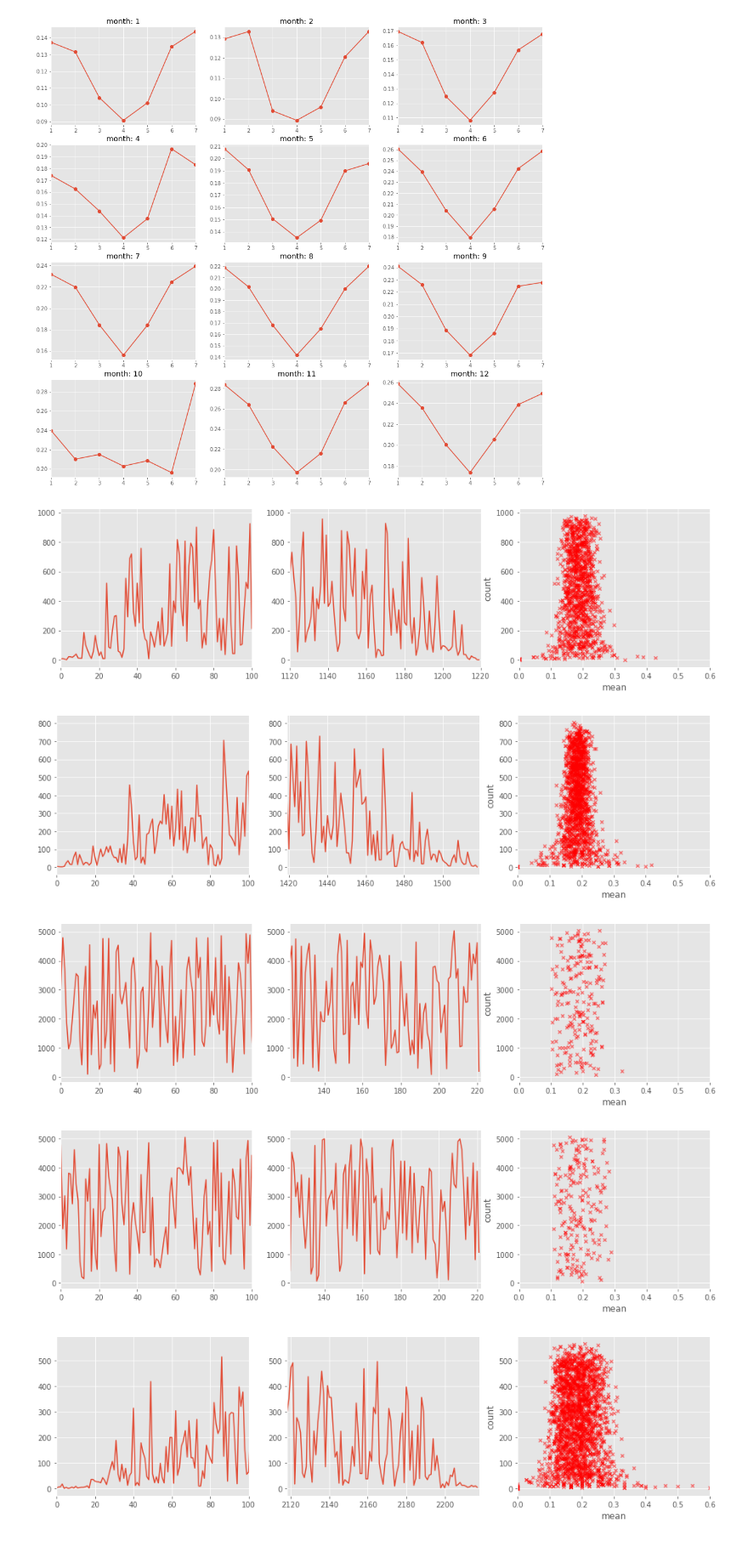
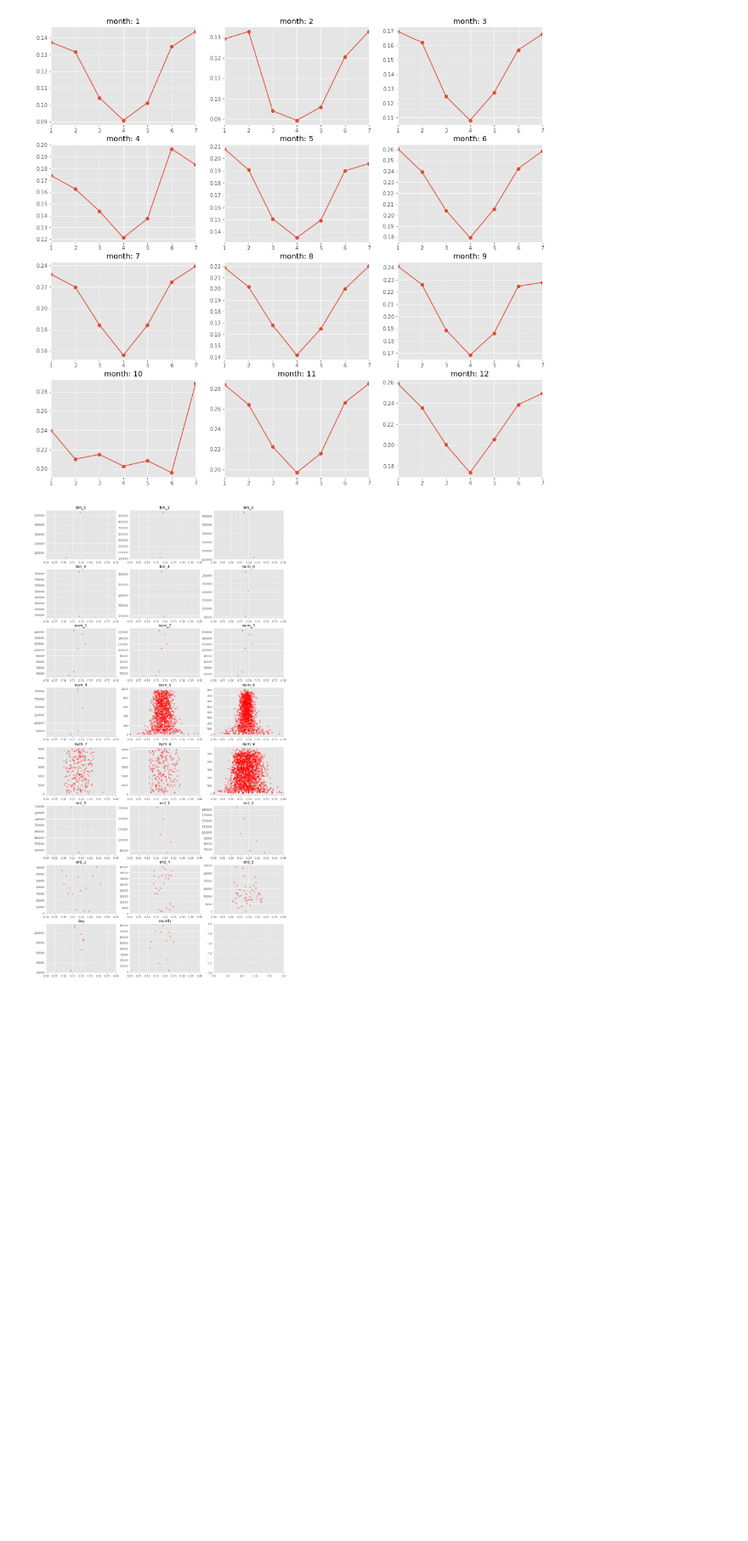
Before and after one commit to viktorsapozhok/cafeen, a Jupyter notebook: notebooks/1_eda.ipynb, the cells around one changed output. Shown at 85% size. Saved outputs shown, nothing was run; the diff lists cells and outputs as text; code cells hidden in the pictures; blank space fills up the shorter version.

```diff
--- a/notebooks/1_eda.ipynb
+++ b/notebooks/1_eda.ipynb
@@ -103,16 +99,15 @@ _train = encoder.target_encoding_cv(train, features, cv, na_value=0.03)
-# %%
-for feature in features:
-    stat=train.groupby(feature)['target'].agg(['count', 'mean'])
-    fig, ax = plt.subplots(1, 3, figsize=(16, 4))
-    stat.sort_values(by='mean')['count'].reset_index(drop=True).plot(ax=ax[0])
-    stat.sort_values(by='mean')['count'].reset_index(drop=True).plot(ax=ax[1])
-    stat.plot(x='mean', y='count', kind='scatter', ax=ax[2], color='r', alpha=0.5, marker='x')
-    ax[0].set_xlim([0, 100])
-    ax[1].set_xlim([len(stat) - 100, len(stat)])
-    ax[2].set_xlim([0, 0.6])
-# %% [output]
-[figure, removed]
-[figure, removed]
-[figure, removed]
-[figure, removed]
-[figure, removed]
+# %%
+features = utils.get_features(train.columns)
+_train = encoder.target_encoding(train.copy(), features, na_value=np.nan)
+# %%
+fig, ax = plt.subplots(8, 3, figsize=(16, 32))
+for i, feature in enumerate(features):
+    stat=train.groupby(feature)['target'].agg(['count', 'mean'])
+    stat.plot(x='mean', y='count', kind='scatter',
+              ax=ax[i//3][i%3], color='r', alpha=0.5, marker='x')
+    ax[i//3][i%3].set_xlim([0, 0.4])
+    ax[i//3][i%3].set_xlabel('')
+    ax[i//3][i%3].set_ylabel('')
+    ax[i//3][i%3].set_title(feature)
+# %% [output]
+[figure, added]
```
Also changed, not shown: parts of 1 cell of this notebook, 2 other files.
